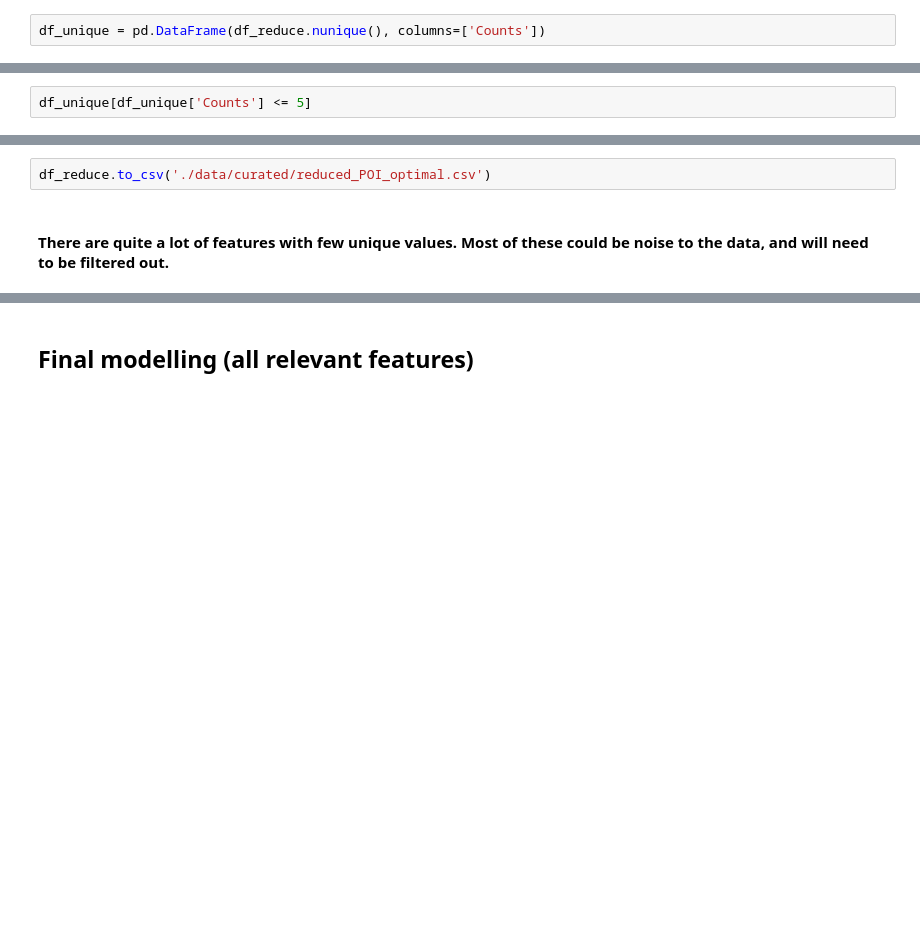
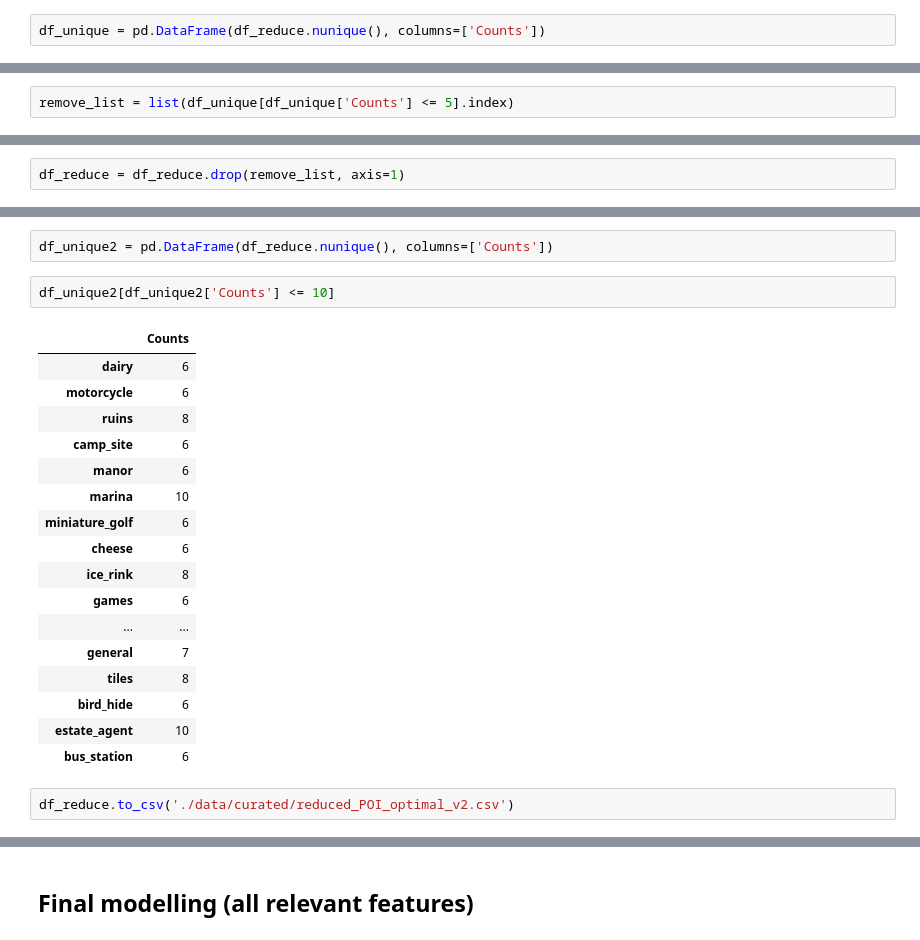
Before and after one commit to MAST30034-Applied-Data-Science/generic-real-estate-consulting-project-18, a Jupyter notebook: notebooks/Summary_notebook.ipynb, the cells around one changed output, grey strips where cells are left out. Saved outputs shown, nothing was run; the diff lists cells and outputs as text; blank space fills up the shorter version.

```diff
--- a/notebooks/Summary_notebook.ipynb
+++ b/notebooks/Summary_notebook.ipynb
@@ -378,2 +396,2 @@ df_unique = pd.DataFrame(df_reduce.nunique(), columns=['Counts'])
 # %%
-df_unique[df_unique['Counts'] <= 5]
+remove_list = list(df_unique[df_unique['Counts'] <= 5].index)
@@ -393,0 +398,2 @@ df_unique[df_unique['Counts'] <= 5]
+# %%
+df_reduce = df_reduce.drop(remove_list, axis=1)
@@ -394,4 +416,24 @@ df_unique[df_unique['Counts'] <= 5]
+# %%
+df_unique2 = pd.DataFrame(df_reduce.nunique(), columns=['Counts'])
+# %%
+df_unique2[df_unique2['Counts'] <= 10]
+# %% [output]
+|  | Counts |
+| dairy | 6 |
+| motorcycle | 6 |
+| ruins | 8 |
+| camp_site | 6 |
+| manor | 6 |
+| marina | 10 |
+| miniature_golf | 6 |
+| cheese | 6 |
+| ice_rink | 8 |
+| games | 6 |
+| ... | ... |
+| general | 7 |
+| tiles | 8 |
+| bird_hide | 6 |
+| estate_agent | 10 |
+| bus_station | 6 |
 # %%
-df_reduce.to_csv('./data/curated/reduced_POI_optimal.csv')
+df_reduce.to_csv('./data/curated/reduced_POI_optimal_v2.csv')
-# %% [markdown]
-#### There are quite a lot of features with few unique values. Most of these could be noise to the data, and will need to be filtered out.
```
Also changed, not shown: parts of 5 cells of this notebook.
